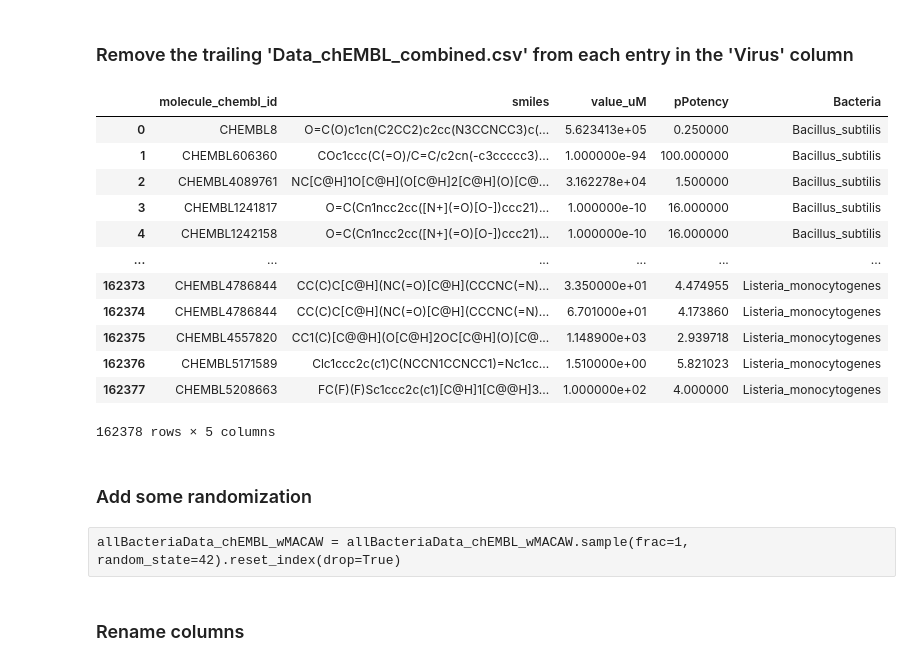
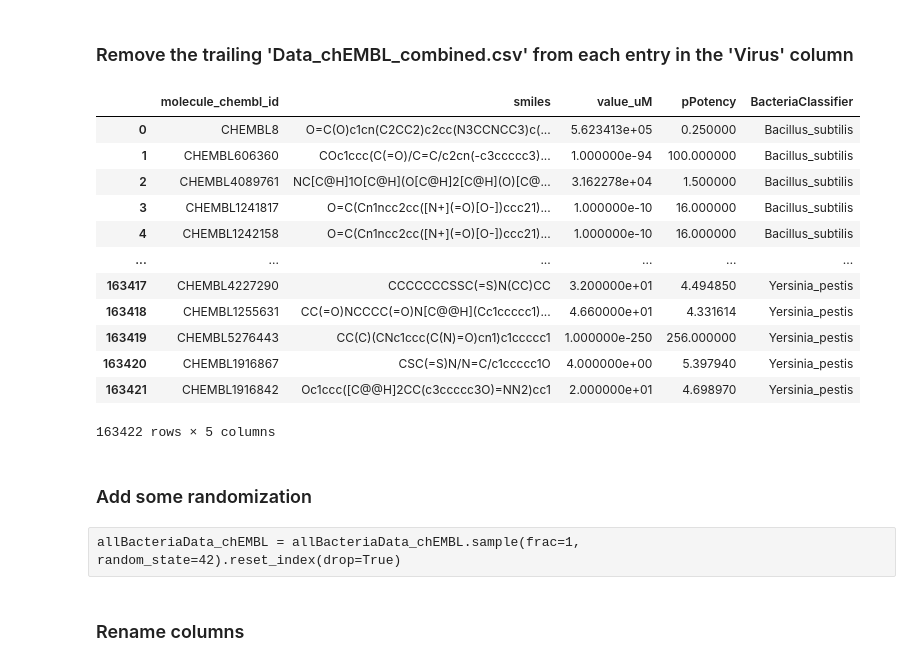
Before and after one commit to soumyadeepghosh35/DTRA_DrugDesign, a Jupyter notebook: PubchemData/Step3_MACAW_bacteria.ipynb, the cells around one changed output. Cells and saved outputs as stored; diff of their text form; code cells hidden in the pictures.

```diff
--- a/PubchemData/Step3_MACAW_bacteria.ipynb
+++ b/PubchemData/Step3_MACAW_bacteria.ipynb
@@ -66,4 +68,4 @@ dataDir = '/mnt/data.ese/nfs/users/sghosh6/DTRA_project/MACAW/DrugDesignData/'
 modelBuildingDataDir = os.path.join(dataDir, 'modelBuildingData/')
 resultsDir = os.path.join(dataDir, 'Results/')
 # %%
-allBacteriaData_chEMBL_wMACAW = pd.read_csv(modelBuildingDataDir + 'allBacteriaData_chEMBL_uM_wMACAW.csv')
+allBacteriaData_chEMBL = pd.read_csv(modelBuildingDataDir + 'allBacteriaData_chEMBL_uM.csv')
@@ -84,10 +72,10 @@ Index(['Unnamed: 0', 'molecule_chembl_id', 'smiles', 'molecular_formula',
 # %% [markdown]
 ### Filter columns
 # %%
-allBacteriaData_chEMBL_wMACAW = allBacteriaData_chEMBL_wMACAW.filter(
+allBacteriaData_chEMBL = allBacteriaData_chEMBL.filter(
     items=["molecule_chembl_id", "smiles", "value_uM", "pPotency", "Virus"]
 )
-allBacteriaData_chEMBL_wMACAW
+allBacteriaData_chEMBL
 # %% [output]
 |  | molecule_chembl_id | smiles | value_uM | pPotency | Virus |
 | 0 | CHEMBL8 | O=C(O)c1cn(C2CC2)c2cc(N3CCNCC3)c(... | 5.623413e+05 | 0.250000 | Bacillus_subtilisData_chEMBL_comb... |
@@ -105,27 +93,27 @@ allBacteriaData_chEMBL_wMACAW
 # %% [markdown]
 ### Remove the trailing 'Data_chEMBL_combined.csv' from each entry in the 'Virus' column
 # %%
-allBacteriaData_chEMBL_wMACAW['Virus'] = allBacteriaData_chEMBL_wMACAW['Virus'].str.replace('Data_chEMBL_combined.csv', '', regex=False)
-allBacteriaData_chEMBL_wMACAW.rename(columns={'Virus': 'Bacteria'}, inplace=True)
-allBacteriaData_chEMBL_wMACAW
+allBacteriaData_chEMBL['Virus'] = allBacteriaData_chEMBL['Virus'].str.replace('Data_chEMBL_combined.csv', '', regex=False)
+allBacteriaData_chEMBL.rename(columns={'Virus': 'BacteriaClassifier'}, inplace=True)
+allBacteriaData_chEMBL
 # %% [output]
-|  | molecule_chembl_id | smiles | value_uM | pPotency | Bacteria |
+|  | molecule_chembl_id | smiles | value_uM | pPotency | BacteriaClassifier |
 | 0 | CHEMBL8 | O=C(O)c1cn(C2CC2)c2cc(N3CCNCC3)c(... | 5.623413e+05 | 0.250000 | Bacillus_subtilis |
 | 1 | CHEMBL606360 | COc1ccc(C(=O)/C=C/c2cn(-c3ccccc3)... | 1.000000e-94 | 100.000000 | Bacillus_subtilis |
 | 2 | CHEMBL4089761 | NC[C@H]1O[C@H](O[C@H]2[C@H](O)[C@... | 3.162278e+04 | 1.500000 | Bacillus_subtilis |
 | 3 | CHEMBL1241817 | O=C(Cn1ncc2cc([N+](=O)[O-])ccc21)... | 1.000000e-10 | 16.000000 | Bacillus_subtilis |
 | 4 | CHEMBL1242158 | O=C(Cn1ncc2cc([N+](=O)[O-])ccc21)... | 1.000000e-10 | 16.000000 | Bacillus_subtilis |
 | ... | ... | ... | ... | ... | ... |
-| 162373 | CHEMBL4786844 | CC(C)C[C@H](NC(=O)[C@H](CCCNC(=N)... | 3.350000e+01 | 4.474955 | Listeria_monocytogenes |
-| 162374 | CHEMBL4786844 | CC(C)C[C@H](NC(=O)[C@H](CCCNC(=N)... | 6.701000e+01 | 4.173860 | Listeria_monocytogenes |
-| 162375 | CHEMBL4557820 | CC1(C)[C@@H](O[C@H]2OC[C@H](O)[C@... | 1.148900e+03 | 2.939718 | Listeria_monocytogenes |
-| 162376 | CHEMBL5171589 | Clc1ccc2c(c1)C(NCCN1CCNCC1)=Nc1cc... | 1.510000e+00 | 5.821023 | Listeria_monocytogenes |
-| 162377 | CHEMBL5208663 | FC(F)(F)Sc1ccc2c(c1)[C@H]1[C@@H]3... | 1.000000e+02 | 4.000000 | Listeria_monocytogenes |
+| 163417 | CHEMBL4227290 | CCCCCCCSSC(=S)N(CC)CC | 3.200000e+01 | 4.494850 | Yersinia_pestis |
+| 163418 | CHEMBL1255631 | CC(=O)NCCCC(=O)N[C@@H](Cc1ccccc1)... | 4.660000e+01 | 4.331614 | Yersinia_pestis |
+| 163419 | CHEMBL5276443 | CC(C)(CNc1ccc(C(N)=O)cn1)c1ccccc1 | 1.000000e-250 | 256.000000 | Yersinia_pestis |
+| 163420 | CHEMBL1916867 | CSC(=S)N/N=C/c1ccccc1O | 4.000000e+00 | 5.397940 | Yersinia_pestis |
+| 163421 | CHEMBL1916842 | Oc1ccc([C@@H]2CC(c3ccccc3O)=NN2)cc1 | 2.000000e+01 | 4.698970 | Yersinia_pestis |
-162378 rows × 5 columns
+163422 rows × 5 columns
 # %% [markdown]
 ### Add some randomization
 # %% [raw]
-allBacteriaData_chEMBL_wMACAW = allBacteriaData_chEMBL_wMACAW.sample(frac=1, random_state=42).reset_index(drop=True)
+allBacteriaData_chEMBL = allBacteriaData_chEMBL.sample(frac=1, random_state=42).reset_index(drop=True)
 # %% [markdown]
 ### Rename columns
 # %%
```
Also changed, not shown: parts of 197 cells of this notebook, 2 other files.
